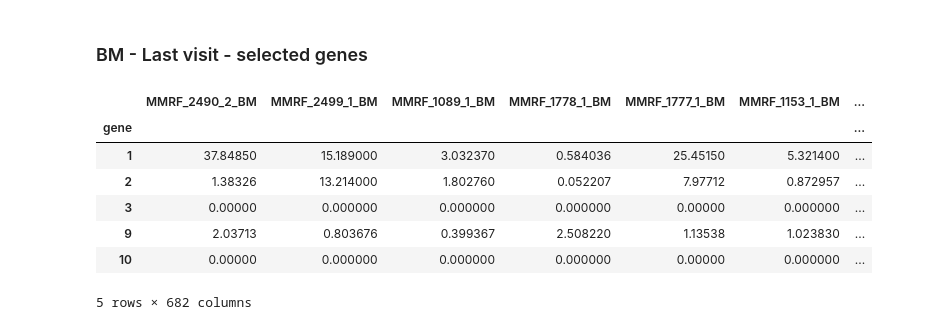
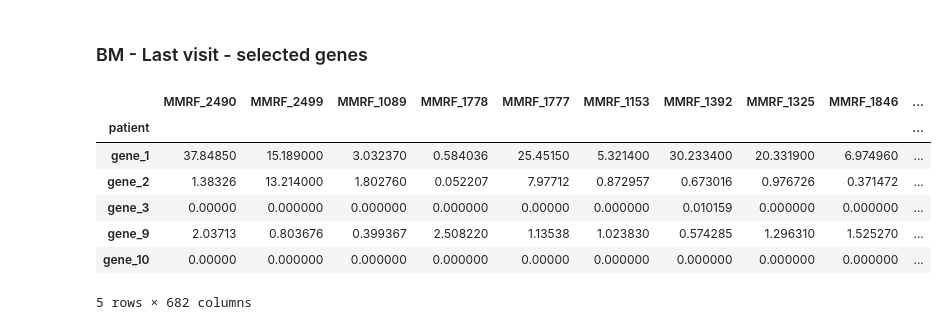
Before and after one commit to anastasia-enot/multiple_myeloma_challenge, a Jupyter notebook: 01_preprocessing_datasets.ipynb, the cells around one changed output. Saved outputs shown, nothing was run; the diff lists cells and outputs as text; code cells hidden in the pictures.

```diff
--- a/01_preprocessing_datasets.ipynb
+++ b/01_preprocessing_datasets.ipynb
@@ -40,7 +41,10 @@ rna.head()
 # %%
 rna = rna.set_index('Unnamed: 0')
 rna.index.names = ['gene']
+rna = rna.rename(index = lambda x: 'gene_' + str(x))
+
 list_cols = rna.columns.to_list()
+
 rna.head()
 # %% [output]
 |  | MMRF_2490_1_BM | MMRF_2499_1_BM | MMRF_1089_1_BM | MMRF_1778_1_BM | MMRF_1777_1_BM | MMRF_1153_1_BM | ... |
@@ -211 +203,13 @@ rna_only_last_all_genes.head()
 5 rows × 681 columns
+# %%
+# transform the dataset as to have only patient ids as rows and genes as columns
+
+renamed_cols = []
+for col in rna_only_last_all_genes.columns:
+    pat = '_'.join(col.split('_', 2)[0:2])
+    renamed_cols.append(pat)
+
+rna_only_last_all_genes.columns = renamed_cols
+rna_only_last_all_genes = rna_only_last_all_genes.T
+rna.index.names = ['patient']
+rna_only_last_all_genes.head()
@@ -230,5 +242,13 @@ print(len(patient_numbers))
 664
 # %%
 rna_only_first = rna_only_BM.loc[:, only_first_visit_cols]
+renamed_cols = []
+for col in rna_only_first.columns:
+    pat = '_'.join(col.split('_', 2)[0:2])
+    renamed_cols.append(pat)
+
+rna_only_first.columns = renamed_cols
+rna_only_first = rna_only_first.T
+rna_only_first.index.names = ['patient']
 rna_only_first.head()
 # %% [output]
@@ -249,12 +268,14 @@ rna_only_first.to_csv('data/BM_first_visit_all_genes.csv')
 # %% [markdown]
 ### BM - first visit - selected genes
 # %%
-cols = rna_only_first.columns.to_list()
-for i, row in rna_only_first.iterrows():
+# The BM dataset with only the first visit for each patient, and only the selected genes by the aforementioned technique.
+rna_only_first_transposed = rna_only_first.T
+cols = rna_only_first_transposed.columns.to_list()
+for i, row in rna_only_first_transposed.iterrows():
     num_zeros = 0
     for col in cols:
         if row[col] == 0:
             num_zeros += 1
-    rna_only_first.loc[i, 'num_zeros'] = num_zeros/len(rna_only_first.columns.to_list())
-rna_only_first.head()
+    rna_only_first_transposed.loc[i, 'num_zeros'] = num_zeros/len(rna_only_first_transposed.columns.to_list())
+rna_only_first_transposed.head()
 # %% [output]
@@ -283,21 +321,23 @@ selected_genes_rna_only_first.to_csv('data/BM_first_visit_selected_genes.csv')
 # %% [markdown]
 ### BM - Last visit - selected genes
 # %%
-cols = rna_only_last_all_genes.columns.to_list()
-for i, row in rna_only_last_all_genes.iterrows():
+# The BM dataset with only the last visit for each patient, and only the selected genes by the aforementioned technique.
+rna_only_last_all_genes_transposed = rna_only_last_all_genes.T
+cols = rna_only_last_all_genes_transposed.columns.to_list()
+for i, row in rna_only_last_all_genes_transposed.iterrows():
     num_zeros = 0
     for col in cols:
         if row[col] == 0:
             num_zeros += 1
-    rna_only_last_all_genes.loc[i, 'num_zeros'] = num_zeros/len(rna_only_last_all_genes.columns.to_list())
-rna_only_last_all_genes.head()
+    rna_only_last_all_genes_transposed.loc[i, 'num_zeros'] = num_zeros/len(rna_only_last_all_genes_transposed.columns.to_list())
+rna_only_last_all_genes_transposed.head()
 # %% [output]
-|  | MMRF_2490_2_BM | MMRF_2499_1_BM | MMRF_1089_1_BM | MMRF_1778_1_BM | MMRF_1777_1_BM | MMRF_1153_1_BM | ... |
-| gene |  |  |  |  |  |  | ... |
-| 1 | 37.84850 | 15.189000 | 3.032370 | 0.584036 | 25.45150 | 5.321400 | ... |
-| 2 | 1.38326 | 13.214000 | 1.802760 | 0.052207 | 7.97712 | 0.872957 | ... |
-| 3 | 0.00000 | 0.000000 | 0.000000 | 0.000000 | 0.00000 | 0.000000 | ... |
-| 9 | 2.03713 | 0.803676 | 0.399367 | 2.508220 | 1.13538 | 1.023830 | ... |
-| 10 | 0.00000 | 0.000000 | 0.000000 | 0.000000 | 0.00000 | 0.000000 | ... |
+|  | MMRF_2490 | MMRF_2499 | MMRF_1089 | MMRF_1778 | MMRF_1777 | MMRF_1153 | MMRF_1392 | MMRF_1325 | MMRF_1846 | ... |
+| patient |  |  |  |  |  |  |  |  |  | ... |
+| gene_1 | 37.84850 | 15.189000 | 3.032370 | 0.584036 | 25.45150 | 5.321400 | 30.233400 | 20.331900 | 6.974960 | ... |
+| gene_2 | 1.38326 | 13.214000 | 1.802760 | 0.052207 | 7.97712 | 0.872957 | 0.673016 | 0.976726 | 0.371472 | ... |
+| gene_3 | 0.00000 | 0.000000 | 0.000000 | 0.000000 | 0.00000 | 0.000000 | 0.010159 | 0.000000 | 0.000000 | ... |
+| gene_9 | 2.03713 | 0.803676 | 0.399367 | 2.508220 | 1.13538 | 1.023830 | 0.574285 | 1.296310 | 1.525270 | ... |
+| gene_10 | 0.00000 | 0.000000 | 0.000000 | 0.000000 | 0.00000 | 0.000000 | 0.000000 | 0.000000 | 0.000000 | ... |
 5 rows × 682 columns
 # %%
```
Also changed, not shown: parts of 36 cells of this notebook, 5 other files.
